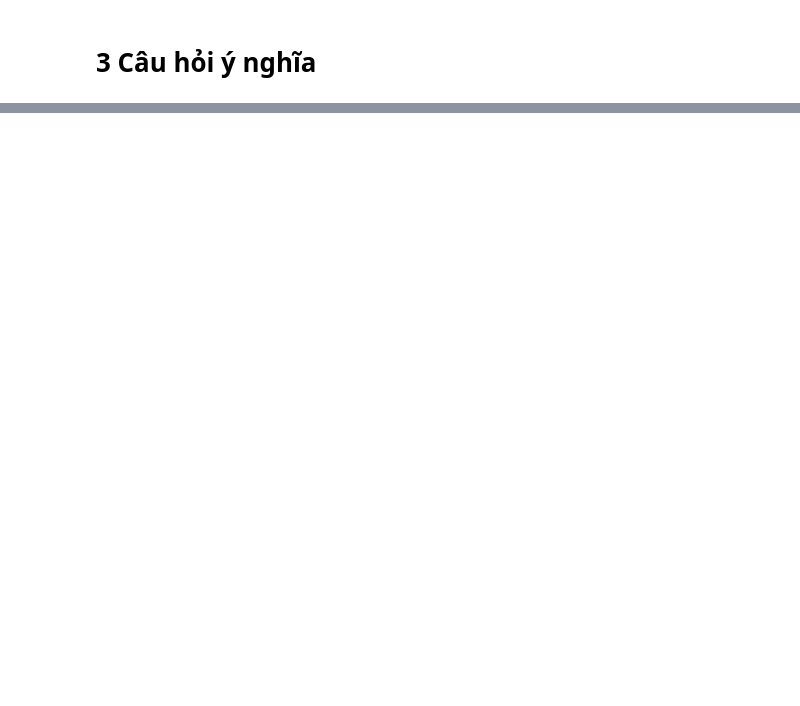
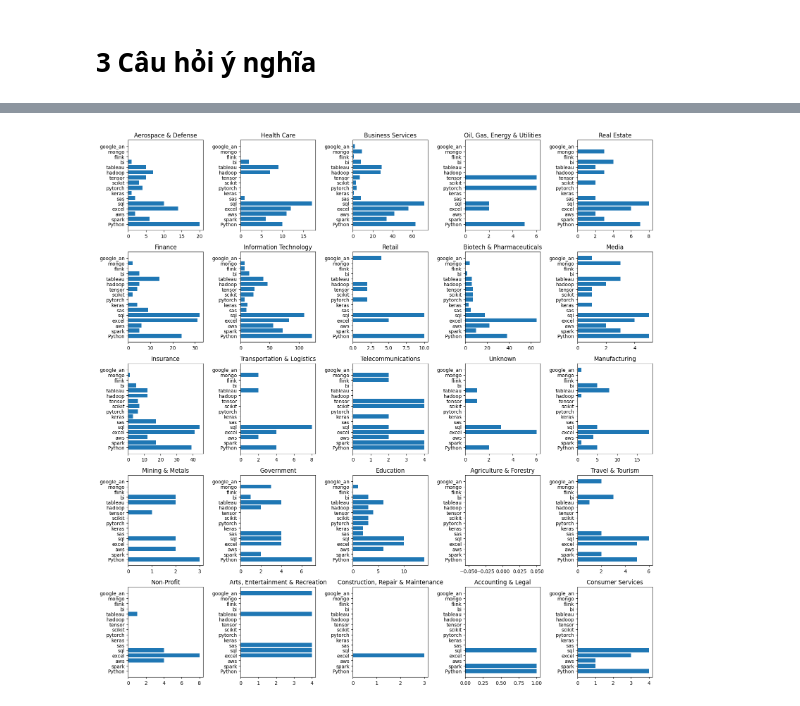
Before and after one commit to BeSo2003/Data-Visualization, a Jupyter notebook: Lab01/Eda.ipynb, the cells around one changed output, grey strips where cells are left out. Saved outputs shown, nothing was run; the diff lists cells and outputs as text; code cells hidden in the pictures; blank space fills up the shorter version.

```diff
--- a/Lab01/Eda.ipynb
+++ b/Lab01/Eda.ipynb
@@ -177,0 +247,14 @@ dtype: int64
+# %%
+df_copy = cleaned_df.copy()
+
+# Chọn ra các cột kỹ năng và thông tin công ty
+skill = df_copy.iloc[:, np.arange(21, 37)]
+company_info = df_copy[['Company Name', 'Type of ownership', 'Industry', 'Sector']]
+
+# Xử lý các giá trị không có ngữ nghĩa như -1 về Unknown
+for i in company_info.columns:
+    company_info[i] = company_info[i].apply(lambda x : "Unknown" if x == '-1' else x)
+
+# Nối 2 DataFrame tạo 1 DataFrame chung cho công ty
+company = pd.concat([company_info, skill], axis=1)
+company
@@ -177,0 +275,30 @@ dtype: int64
+# %%
+# Lấy ra tên của các lĩnh vực và kỹ năng
+labels_sector = company['Sector'].unique()
+labels_skill = list(company.columns)[4:]
+
+fig, axes = plt.subplots(5, 5, figsize = (16, 16))
+
+idx1 = 0
+idx2 = 0
+
+# Mỗi lĩnh vực tổng hợp ra số lượng kỹ năng cần thiết và biểu diễn biểu đồ
+
+for i in labels_sector:
+    total = []
+
+    for j in labels_skill:
+        total.append(company.loc[company['Sector'] == i][j].sum())
+
+    axes[idx1, idx2].barh(labels_skill, total)
+    axes[idx1, idx2].set_title(i)
+
+    idx2 = idx2 + 1
+    if idx2 == 5:
+        idx1 = idx1 + 1
+        idx2 = 0
+
+plt.tight_layout()
+plt.show()
+# %% [output]
+[figure, added]
```
Also changed, not shown: parts of 72 cells of this notebook, 8 other files.
